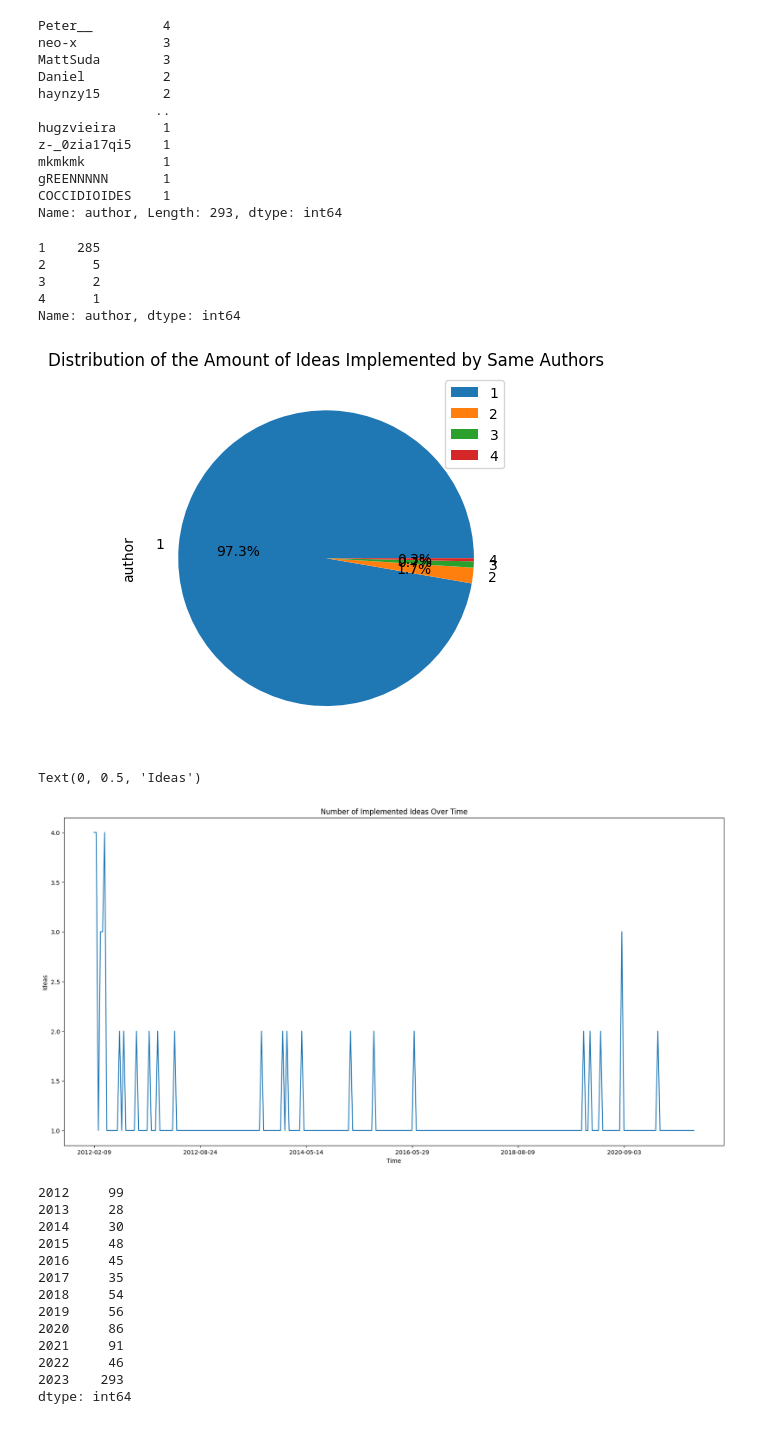
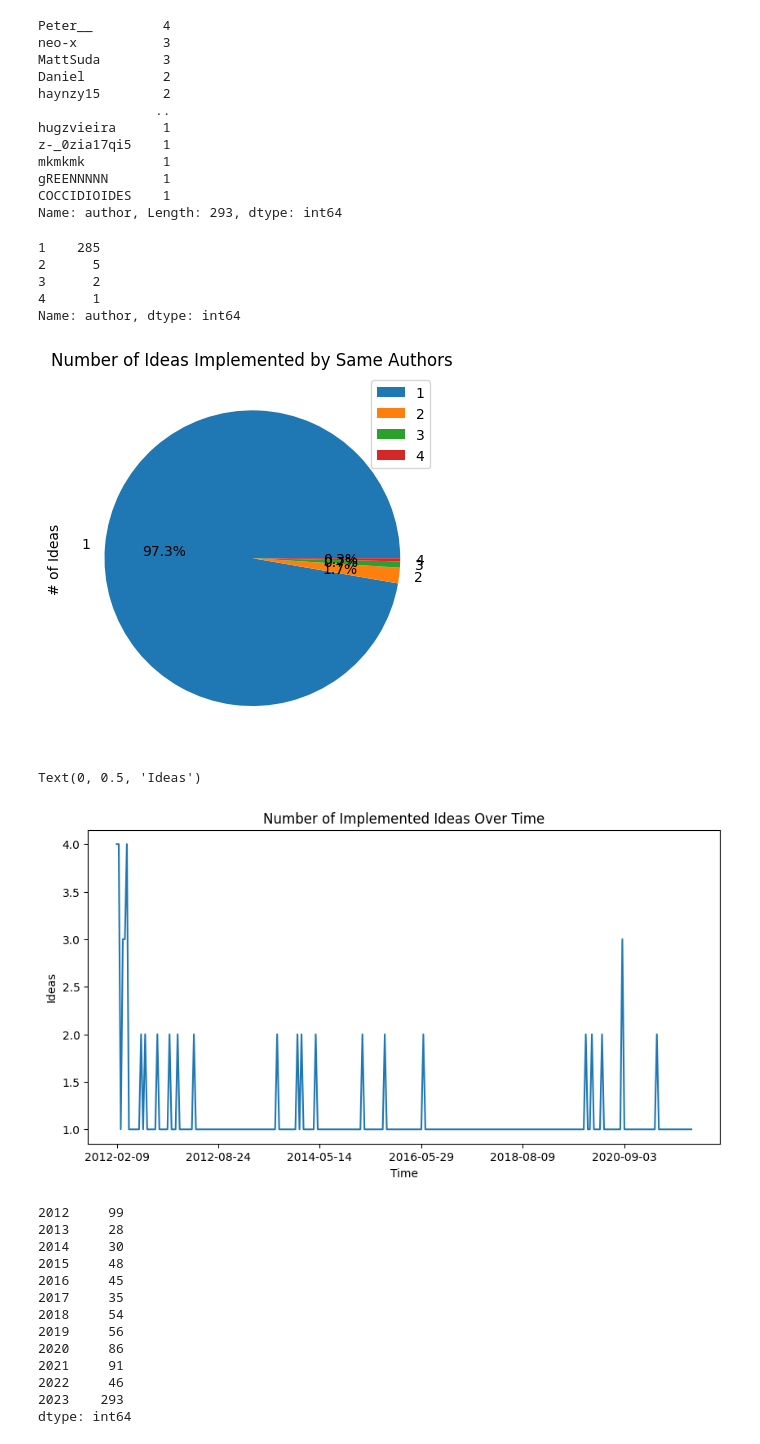
Before and after one commit to RyanMarten/spotify-user-innovation, a Jupyter notebook: data_vis_stats.ipynb, the cells around one changed output. Saved outputs shown, nothing was run; the diff lists cells and outputs as text; code cells hidden in the pictures.

```diff
--- a/data_vis_stats.ipynb
+++ b/data_vis_stats.ipynb
@@ -94,24 +95,25 @@ COCCIDIOIDES    1
 Name: author, Length: 293, dtype: int64
 # %%
 # Percentage distribution of same author ideas implemented N=[1, 2, 3, 4] # of times
-same_author_count.value_counts().plot(kind='pie', autopct='%1.1f%%', legend=True, title='Distribution of the Amount of Ideas Implemented by Same Authors')
+ax = same_author_count.value_counts().plot(kind='pie', autopct='%1.1f%%', legend=True, title='Number of Ideas Implemented by Same Authors')
+ax.set_ylabel('# of Ideas')
 print(same_author_count.value_counts())
 # %% [output]
 1    285
 2      5
 3      2
 4      1
 Name: author, dtype: int64
-[figure, old version]
+[figure, new version]
 # %%
 # implemented ideas over time
 count_ideas_time = impl_posts.date.value_counts(sort=False)[::-1]
-ax = count_ideas_time.plot(figsize=(20, 10), title='Number of Implemented Ideas Over Time')
+ax = count_ideas_time.plot(figsize=(10, 5), title='Number of Implemented Ideas Over Time')
 ax.set_xlabel('Time')
 ax.set_ylabel('Ideas')
 # %% [output]
 Text(0, 0.5, 'Ideas')
-[figure, old version]
+[figure, new version]
 # %%
 all_ideas_year = posts.date.str.extract(r'(20[0-9]{2})').value_counts(sort=False)
 all_ideas_year
```
Also changed, not shown: parts of 2 cells of this notebook.
